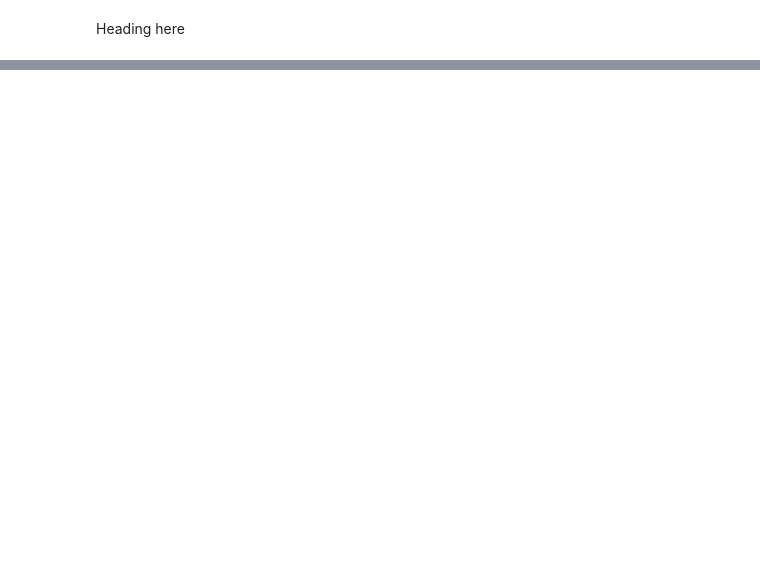
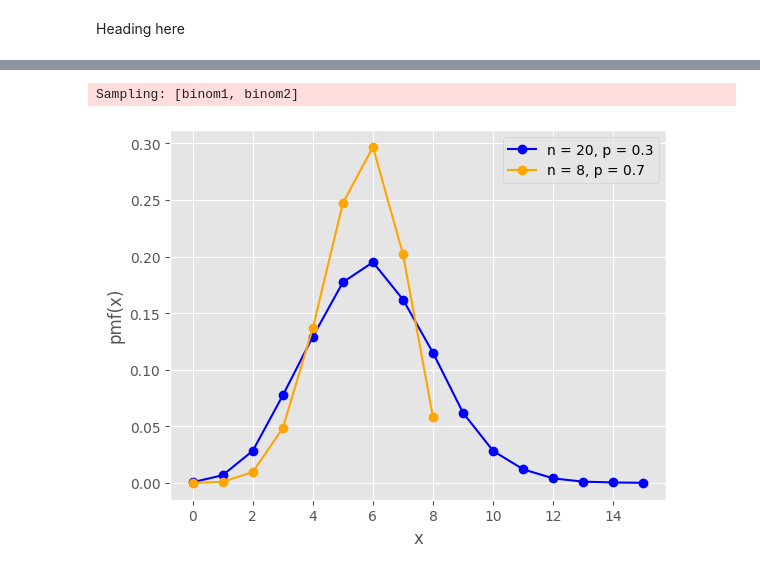
Before and after one commit to AceAryan/PSDV_Assignment3, a Jupyter notebook: pymc1.ipynb, the cells around one changed output, grey strips where cells are left out. Cells and saved outputs as stored; diff of their text form; code cells hidden in the pictures; blank space fills up the shorter version.

```diff
--- a/pymc1.ipynb
+++ b/pymc1.ipynb
@@ -43,0 +3,33 @@ ModuleNotFoundError: No module named 'pymc'
+# %%
+import pymc as pm
+import numpy as np
+import matplotlib.pyplot as plt
+
+n1, p1 = 20, 0.3
+n2, p2 = 8, 0.7
+
+with pm.Model():
+    binom1 = pm.Binomial("binom1", n=n1, p=p1)
+    binom2 = pm.Binomial("binom2", n=n2, p=p2)
+
+    trace = pm.sample_prior_predictive(samples=10_000)
+
+samples1 = trace.prior["binom1"]
+samples2 = trace.prior["binom2"]
+
+x1, counts1 = np.unique(samples1, return_counts=True)
+x2, counts2 = np.unique(samples2, return_counts=True)
+
+y1 = counts1 / np.sum(counts1)
+y2 = counts2 / np.sum(counts2)
+
+plt.plot(x1, y1, 'bo-', label=f'n = {n1}, p = {p1}')
+plt.plot(x2, y2, 'o-', color='orange', label=f'n = {n2}, p = {p2}')
+
+plt.xlabel('x')
+plt.ylabel('pmf(x)')
+plt.legend()
+plt.show()
+# %% [output]
+Sampling: [binom1, binom2]
+[figure, added]
```
Also changed, not shown: parts of 2 cells of this notebook, 44 other files.
